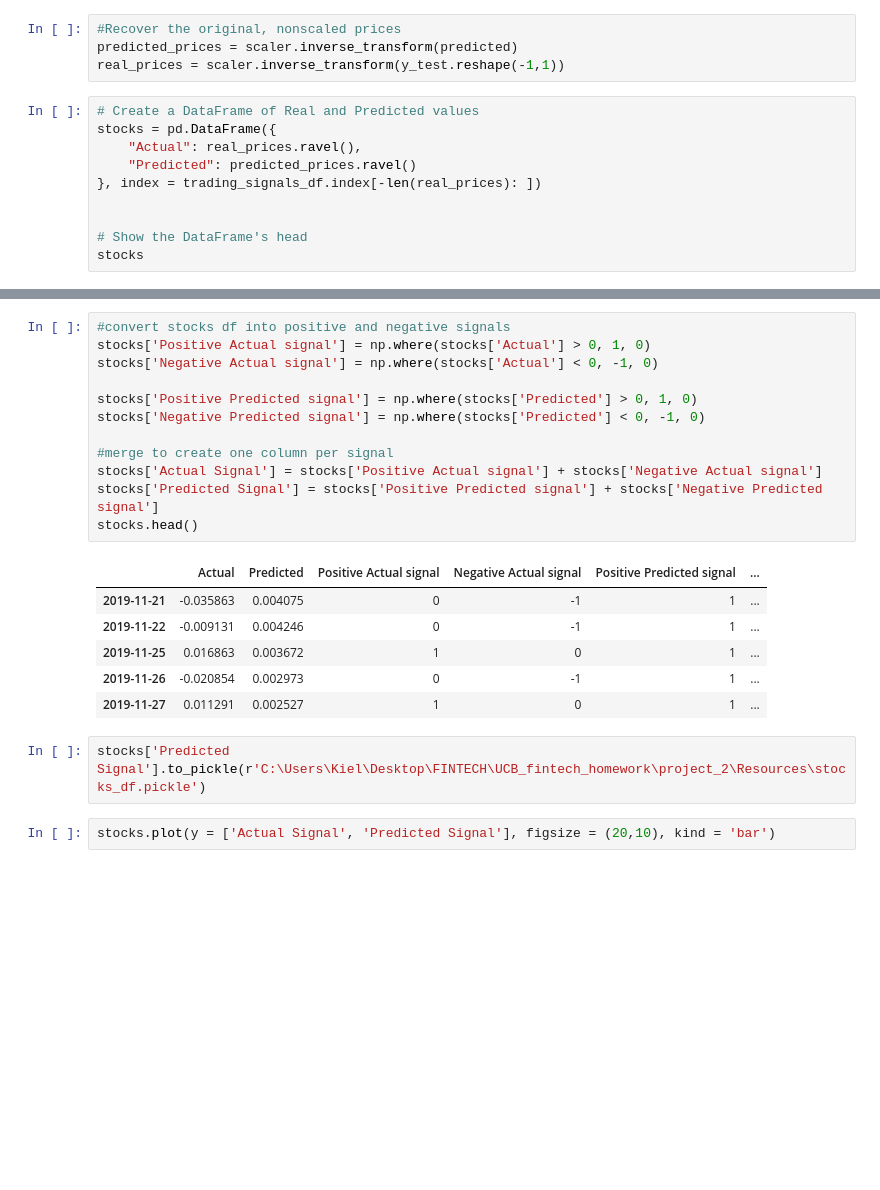
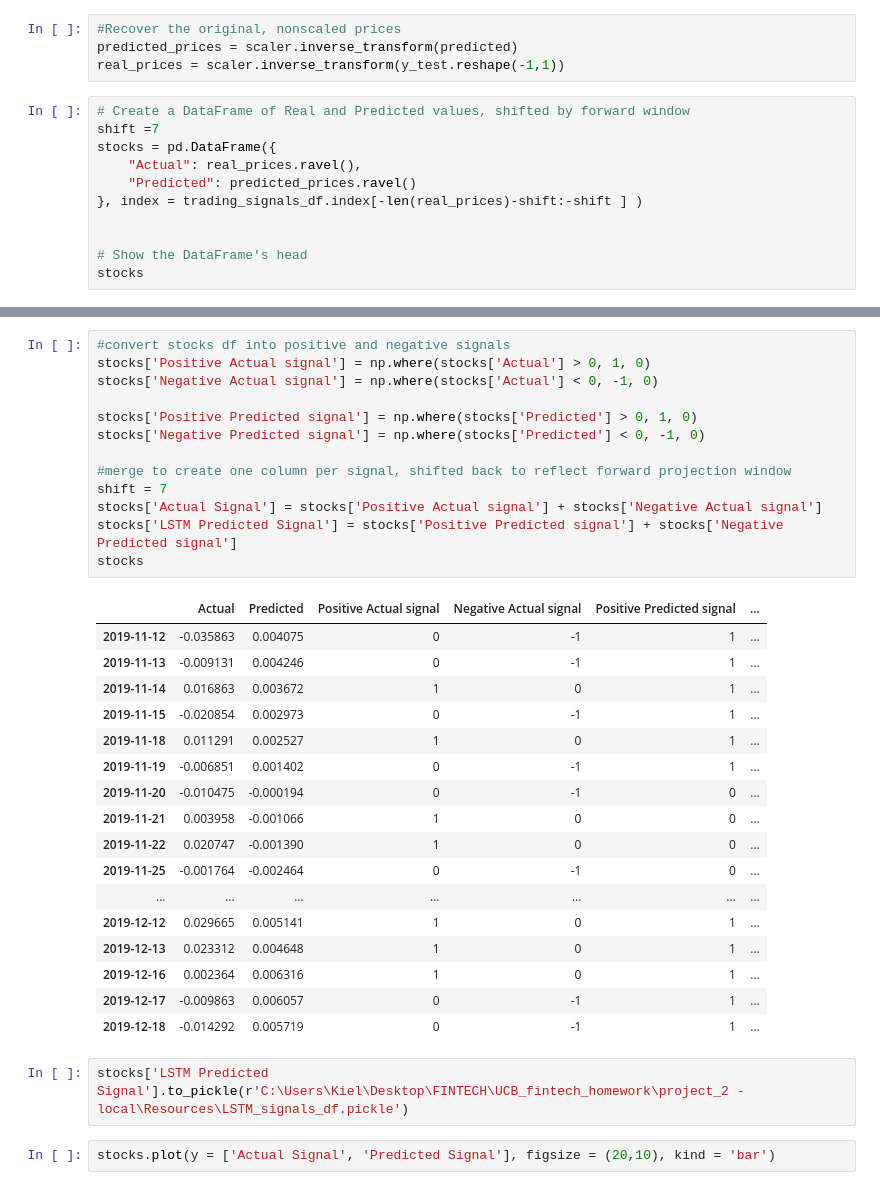
Before and after one commit to austingavent/project_2, a Jupyter notebook: LSTM.ipynb, the cells around one changed output, grey strips where cells are left out. Drawn from its saved outputs; the diff is of its cells as text; blank space fills up the shorter version.

```diff
--- a/LSTM.ipynb
+++ b/LSTM.ipynb
@@ -157,11 +157,12 @@ predicted = model.predict(X_test)
 predicted_prices = scaler.inverse_transform(predicted)
 real_prices = scaler.inverse_transform(y_test.reshape(-1,1))
 # %%
-# Create a DataFrame of Real and Predicted values
+# Create a DataFrame of Real and Predicted values, shifted by forward window
+shift =7
 stocks = pd.DataFrame({
     "Actual": real_prices.ravel(),
     "Predicted": predicted_prices.ravel()
-}, index = trading_signals_df.index[-len(real_prices): ])
+}, index = trading_signals_df.index[-len(real_prices)-shift:-shift ] )
 
 
 # Show the DataFrame's head
@@ -187,24 +188,36 @@ stocks
 # %%
 #convert stocks df into positive and negative signals
 stocks['Positive Actual signal'] = np.where(stocks['Actual'] > 0, 1, 0)
 stocks['Negative Actual signal'] = np.where(stocks['Actual'] < 0, -1, 0)
 
 stocks['Positive Predicted signal'] = np.where(stocks['Predicted'] > 0, 1, 0)
 stocks['Negative Predicted signal'] = np.where(stocks['Predicted'] < 0, -1, 0)
 
-#merge to create one column per signal
+#merge to create one column per signal, shifted back to reflect forward projection window
+shift = 7
 stocks['Actual Signal'] = stocks['Positive Actual signal'] + stocks['Negative Actual signal']
-stocks['Predicted Signal'] = stocks['Positive Predicted signal'] + stocks['Negative Predicted signal']
-stocks.head()
+stocks['LSTM Predicted Signal'] = stocks['Positive Predicted signal'] + stocks['Negative Predicted signal']
+stocks
 # %% [output]
 |  | Actual | Predicted | Positive Actual signal | Negative Actual signal | Positive Predicted signal | ... |
-| 2019-11-21 | -0.035863 | 0.004075 | 0 | -1 | 1 | ... |
-| 2019-11-22 | -0.009131 | 0.004246 | 0 | -1 | 1 | ... |
-| 2019-11-25 | 0.016863 | 0.003672 | 1 | 0 | 1 | ... |
-| 2019-11-26 | -0.020854 | 0.002973 | 0 | -1 | 1 | ... |
-| 2019-11-27 | 0.011291 | 0.002527 | 1 | 0 | 1 | ... |
+| 2019-11-12 | -0.035863 | 0.004075 | 0 | -1 | 1 | ... |
+| 2019-11-13 | -0.009131 | 0.004246 | 0 | -1 | 1 | ... |
+| 2019-11-14 | 0.016863 | 0.003672 | 1 | 0 | 1 | ... |
+| 2019-11-15 | -0.020854 | 0.002973 | 0 | -1 | 1 | ... |
+| 2019-11-18 | 0.011291 | 0.002527 | 1 | 0 | 1 | ... |
+| 2019-11-19 | -0.006851 | 0.001402 | 0 | -1 | 1 | ... |
+| 2019-11-20 | -0.010475 | -0.000194 | 0 | -1 | 0 | ... |
+| 2019-11-21 | 0.003958 | -0.001066 | 1 | 0 | 0 | ... |
+| 2019-11-22 | 0.020747 | -0.001390 | 1 | 0 | 0 | ... |
+| 2019-11-25 | -0.001764 | -0.002464 | 0 | -1 | 0 | ... |
+| ... | ... | ... | ... | ... | ... | ... |
+| 2019-12-12 | 0.029665 | 0.005141 | 1 | 0 | 1 | ... |
+| 2019-12-13 | 0.023312 | 0.004648 | 1 | 0 | 1 | ... |
+| 2019-12-16 | 0.002364 | 0.006316 | 1 | 0 | 1 | ... |
+| 2019-12-17 | -0.009863 | 0.006057 | 0 | -1 | 1 | ... |
+| 2019-12-18 | -0.014292 | 0.005719 | 0 | -1 | 1 | ... |
 # %%
-stocks['Predicted Signal'].to_pickle(r'C:\Users\Kiel\Desktop\FINTECH\UCB_fintech_homework\project_2\Resources\stocks_df.pickle')
+stocks['LSTM Predicted Signal'].to_pickle(r'C:\Users\Kiel\Desktop\FINTECH\UCB_fintech_homework\project_2 - local\Resources\LSTM_signals_df.pickle')
 # %%
 stocks.plot(y = ['Actual Signal', 'Predicted Signal'], figsize = (20,10), kind = 'bar')
 # %% [output]
```
Also changed, not shown: parts of 2 cells of this notebook, 1 other file.
